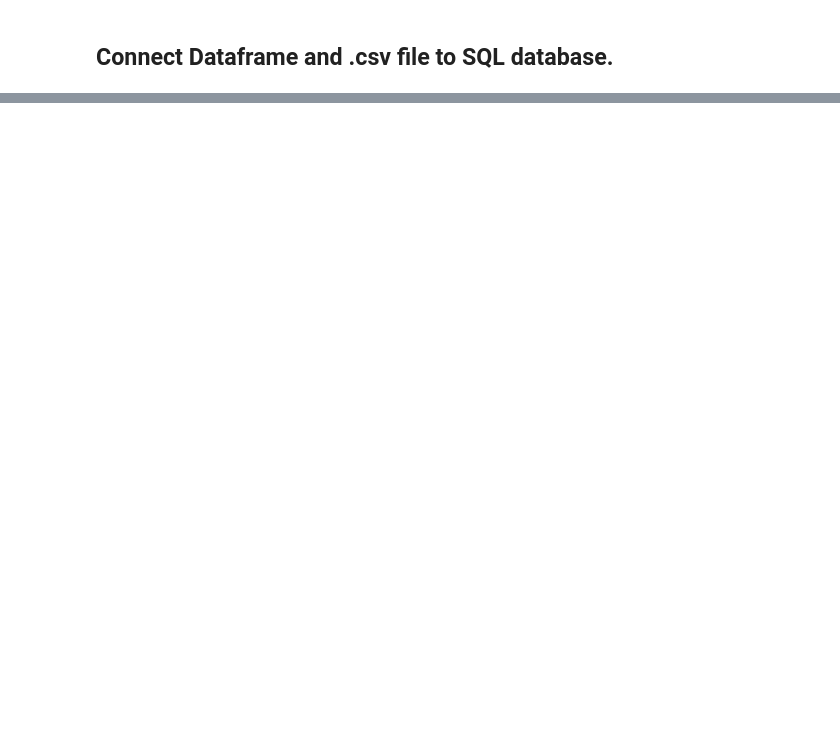
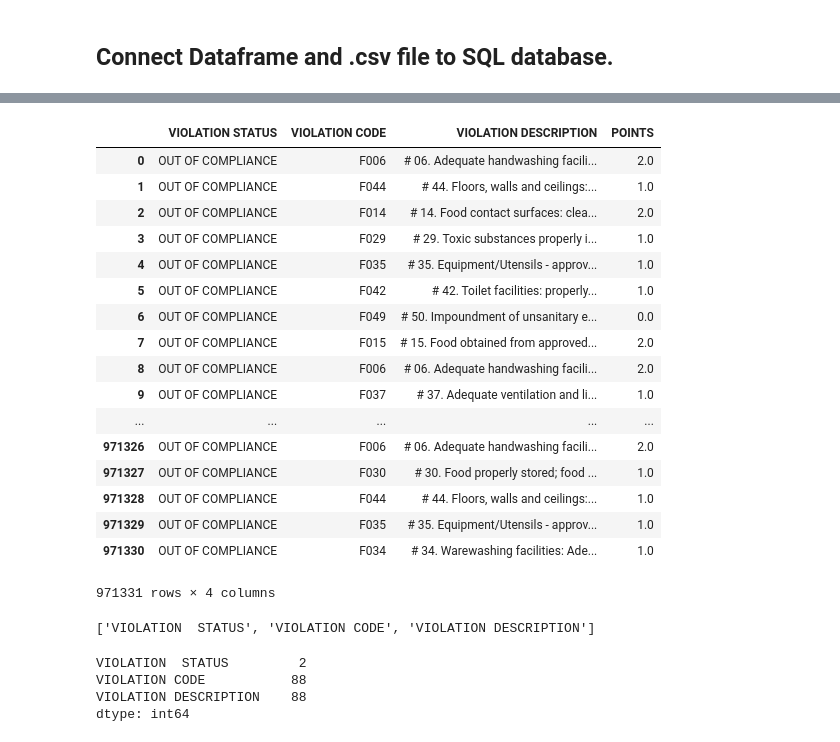
Before and after one commit to mcarter-00/Rats-in-the-Restaurants, a Jupyter notebook: SQL_ML.ipynb, the cells around one changed output, grey strips where cells are left out. Drawn from its saved outputs; the diff is of its cells as text; code cells hidden in the pictures; blank space fills up the shorter version.

```diff
--- a/SQL_ML.ipynb
+++ b/SQL_ML.ipynb
@@ -95,0 +365,36 @@ community_df
+# %%
+vio_df = vio_df.drop(columns = ["SERIAL NUMBER"])
+vio_df
+# %% [output]
+|  | VIOLATION STATUS | VIOLATION CODE | VIOLATION DESCRIPTION | POINTS |
+| 0 | OUT OF COMPLIANCE | F006 | # 06. Adequate handwashing facili... | 2.0 |
+| 1 | OUT OF COMPLIANCE | F044 | # 44. Floors, walls and ceilings:... | 1.0 |
+| 2 | OUT OF COMPLIANCE | F014 | # 14. Food contact surfaces: clea... | 2.0 |
+| 3 | OUT OF COMPLIANCE | F029 | # 29. Toxic substances properly i... | 1.0 |
+| 4 | OUT OF COMPLIANCE | F035 | # 35. Equipment/Utensils - approv... | 1.0 |
+| 5 | OUT OF COMPLIANCE | F042 | # 42. Toilet facilities: properly... | 1.0 |
+| 6 | OUT OF COMPLIANCE | F049 | # 50. Impoundment of unsanitary e... | 0.0 |
+| 7 | OUT OF COMPLIANCE | F015 | # 15. Food obtained from approved... | 2.0 |
+| 8 | OUT OF COMPLIANCE | F006 | # 06. Adequate handwashing facili... | 2.0 |
+| 9 | OUT OF COMPLIANCE | F037 | # 37. Adequate ventilation and li... | 1.0 |
+| ... | ... | ... | ... | ... |
+| 971326 | OUT OF COMPLIANCE | F006 | # 06. Adequate handwashing facili... | 2.0 |
+| 971327 | OUT OF COMPLIANCE | F030 | # 30. Food properly stored; food ... | 1.0 |
+| 971328 | OUT OF COMPLIANCE | F044 | # 44. Floors, walls and ceilings:... | 1.0 |
+| 971329 | OUT OF COMPLIANCE | F035 | # 35. Equipment/Utensils - approv... | 1.0 |
+| 971330 | OUT OF COMPLIANCE | F034 | # 34. Warewashing facilities: Ade... | 1.0 |
+971331 rows × 4 columns
+# %%
+# Generate our categorical variable list
+vio_cat = vio_df.dtypes[vio_df.dtypes == "object"].index.tolist()
+print(vio_cat)
+# %% [output]
+['VIOLATION  STATUS', 'VIOLATION CODE', 'VIOLATION DESCRIPTION']
+# %%
+# Check the number of unique values in each column
+vio_df[vio_cat].nunique()
+# %% [output]
+VIOLATION  STATUS         2
+VIOLATION CODE           88
+VIOLATION DESCRIPTION    88
+dtype: int64
```
Also changed, not shown: parts of 54 cells of this notebook.
